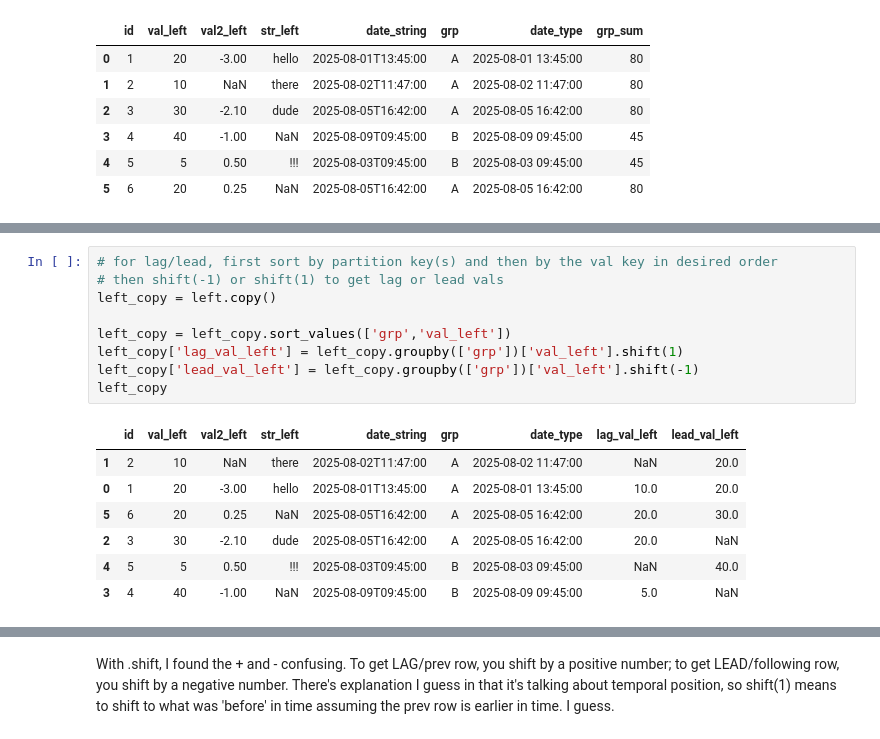
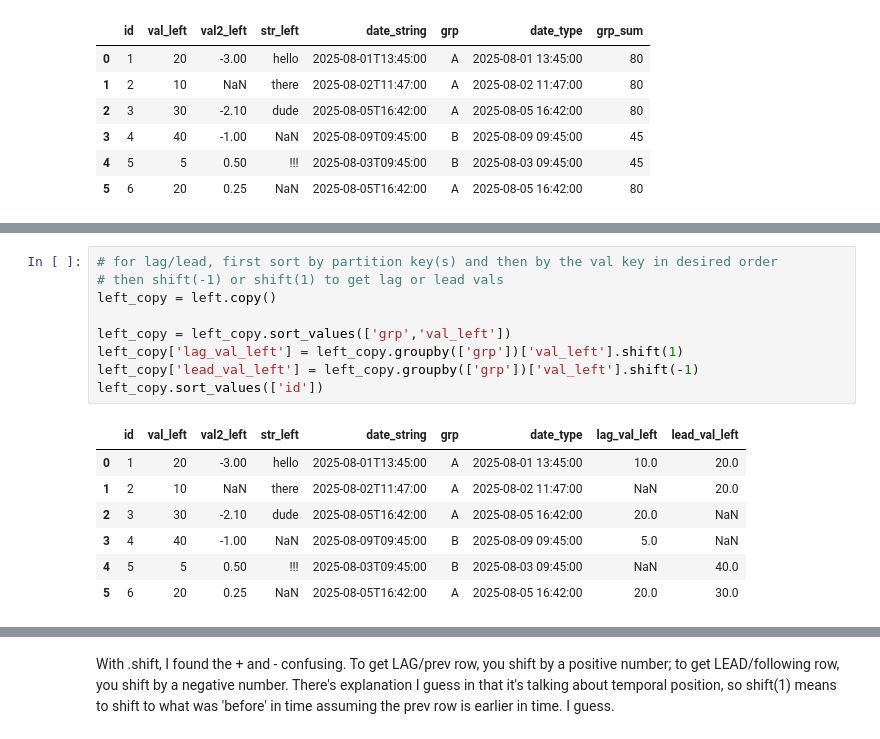
Before and after one commit to aenfield/random, a Jupyter notebook: pandas-practice/practice.ipynb, the cells around one changed output, grey strips where cells are left out. Saved outputs shown, nothing was run; the diff lists cells and outputs as text.

```diff
--- a/pandas-practice/practice.ipynb
+++ b/pandas-practice/practice.ipynb
@@ -624,17 +897,17 @@ left_copy
 # %%
 # for lag/lead, first sort by partition key(s) and then by the val key in desired order
 # then shift(-1) or shift(1) to get lag or lead vals
 left_copy = left.copy()
 
 left_copy = left_copy.sort_values(['grp','val_left'])
 left_copy['lag_val_left'] = left_copy.groupby(['grp'])['val_left'].shift(1)
 left_copy['lead_val_left'] = left_copy.groupby(['grp'])['val_left'].shift(-1)
-left_copy
+left_copy.sort_values(['id'])
 # %% [output]
 |  | id | val_left | val2_left | str_left | date_string | grp | date_type | lag_val_left | lead_val_left |
+| 0 | 1 | 20 | -3.00 | hello | 2025-08-01T13:45:00 | A | 2025-08-01 13:45:00 | 10.0 | 20.0 |
 | 1 | 2 | 10 | NaN | there | 2025-08-02T11:47:00 | A | 2025-08-02 11:47:00 | NaN | 20.0 |
-| 0 | 1 | 20 | -3.00 | hello | 2025-08-01T13:45:00 | A | 2025-08-01 13:45:00 | 10.0 | 20.0 |
+| 2 | 3 | 30 | -2.10 | dude | 2025-08-05T16:42:00 | A | 2025-08-05 16:42:00 | 20.0 | NaN |
+| 3 | 4 | 40 | -1.00 | NaN | 2025-08-09T09:45:00 | B | 2025-08-09 09:45:00 | 5.0 | NaN |
+| 4 | 5 | 5 | 0.50 | !!! | 2025-08-03T09:45:00 | B | 2025-08-03 09:45:00 | NaN | 40.0 |
 | 5 | 6 | 20 | 0.25 | NaN | 2025-08-05T16:42:00 | A | 2025-08-05 16:42:00 | 20.0 | 30.0 |
-| 2 | 3 | 30 | -2.10 | dude | 2025-08-05T16:42:00 | A | 2025-08-05 16:42:00 | 20.0 | NaN |
-| 4 | 5 | 5 | 0.50 | !!! | 2025-08-03T09:45:00 | B | 2025-08-03 09:45:00 | NaN | 40.0 |
-| 3 | 4 | 40 | -1.00 | NaN | 2025-08-09T09:45:00 | B | 2025-08-09 09:45:00 | 5.0 | NaN |
```
Also changed, not shown: parts of 80 cells of this notebook, 2 other files.
